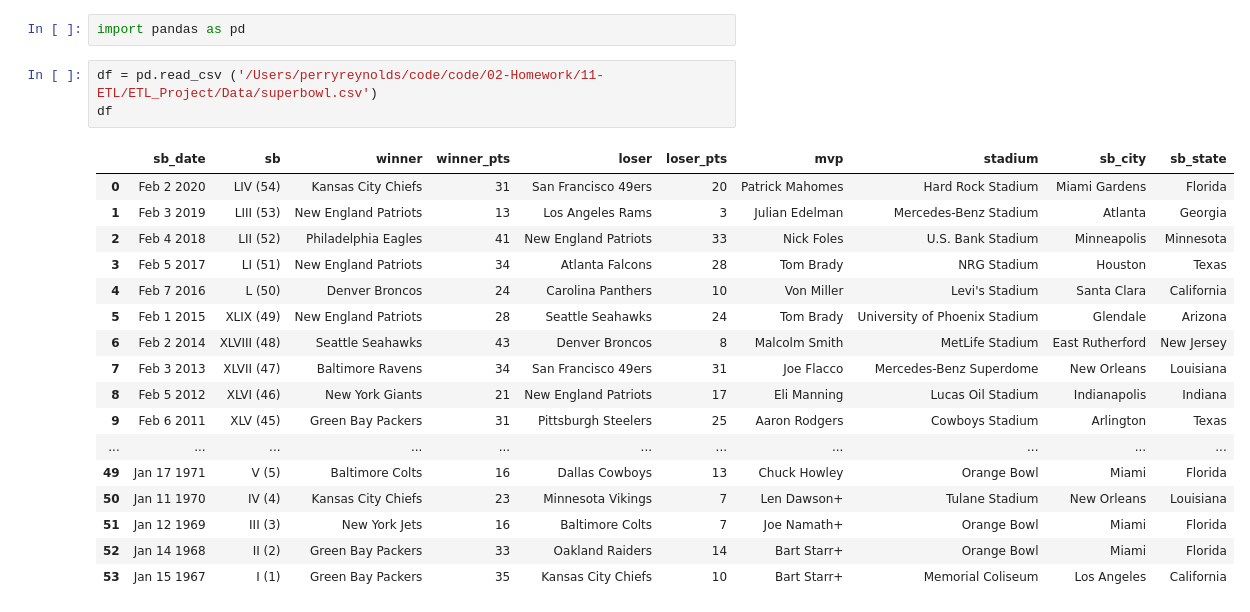
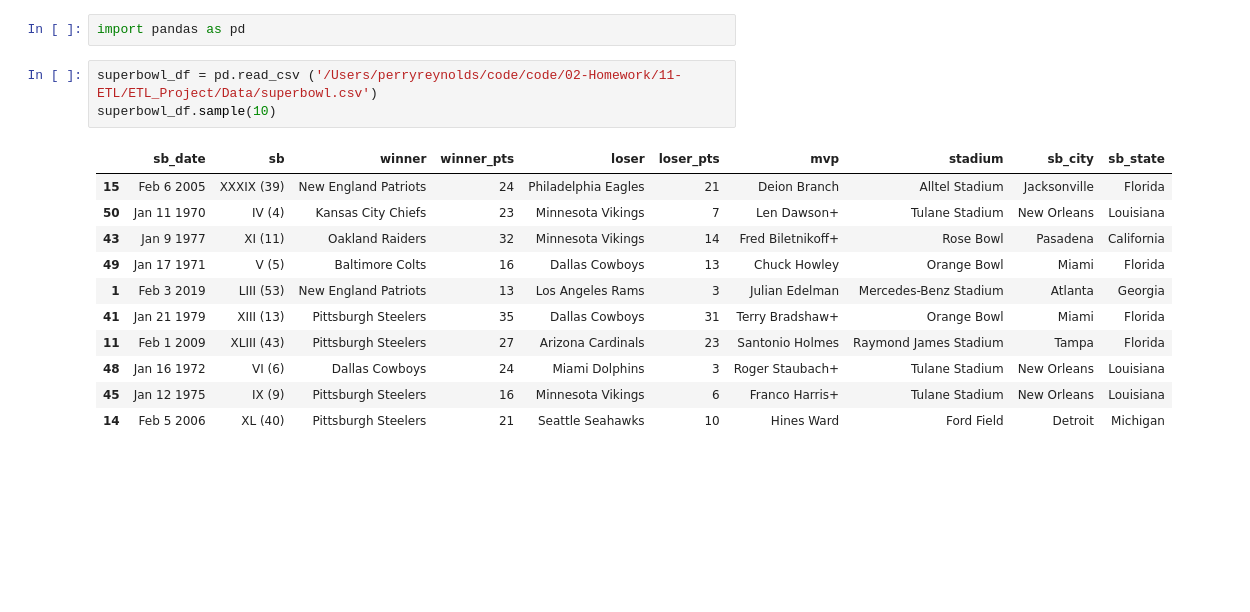
Before and after one commit to reyno255/ETL_Project, a Jupyter notebook: superbowl_pd.ipynb, the cells around one changed output. Drawn from its saved outputs; the diff is of its cells as text; blank space fills up the shorter version.

```diff
--- a/superbowl_pd.ipynb
+++ b/superbowl_pd.ipynb
@@ -1,23 +1,17 @@
 # %%
 import pandas as pd
 # %%
-df = pd.read_csv ('/Users/perryreynolds/code/code/02-Homework/11-ETL/ETL_Project/Data/superbowl.csv')
-df
+superbowl_df = pd.read_csv ('/Users/perryreynolds/code/code/02-Homework/11-ETL/ETL_Project/Data/superbowl.csv')
+superbowl_df.sample(10)
 # %% [output]
 |  | sb_date | sb | winner | winner_pts | loser | loser_pts | mvp | stadium | sb_city | sb_state |
-| 0 | Feb 2 2020 | LIV (54) | Kansas City Chiefs | 31 | San Francisco 49ers | 20 | Patrick Mahomes | Hard Rock Stadium | Miami Gardens | Florida |
+| 15 | Feb 6 2005 | XXXIX (39) | New England Patriots | 24 | Philadelphia Eagles | 21 | Deion Branch | Alltel Stadium | Jacksonville | Florida |
+| 50 | Jan 11 1970 | IV (4) | Kansas City Chiefs | 23 | Minnesota Vikings | 7 | Len Dawson+ | Tulane Stadium | New Orleans | Louisiana |
+| 43 | Jan 9 1977 | XI (11) | Oakland Raiders | 32 | Minnesota Vikings | 14 | Fred Biletnikoff+ | Rose Bowl | Pasadena | California |
+| 49 | Jan 17 1971 | V (5) | Baltimore Colts | 16 | Dallas Cowboys | 13 | Chuck Howley | Orange Bowl | Miami | Florida |
 | 1 | Feb 3 2019 | LIII (53) | New England Patriots | 13 | Los Angeles Rams | 3 | Julian Edelman | Mercedes-Benz Stadium | Atlanta | Georgia |
-| 2 | Feb 4 2018 | LII (52) | Philadelphia Eagles | 41 | New England Patriots | 33 | Nick Foles | U.S. Bank Stadium | Minneapolis | Minnesota |
-| 3 | Feb 5 2017 | LI (51) | New England Patriots | 34 | Atlanta Falcons | 28 | Tom Brady | NRG Stadium | Houston | Texas |
-| 4 | Feb 7 2016 | L (50) | Denver Broncos | 24 | Carolina Panthers | 10 | Von Miller | Levi's Stadium | Santa Clara | California |
-| 5 | Feb 1 2015 | XLIX (49) | New England Patriots | 28 | Seattle Seahawks | 24 | Tom Brady | University of Phoenix Stadium | Glendale | Arizona |
-| 6 | Feb 2 2014 | XLVIII (48) | Seattle Seahawks | 43 | Denver Broncos | 8 | Malcolm Smith | MetLife Stadium | East Rutherford | New Jersey |
-| 7 | Feb 3 2013 | XLVII (47) | Baltimore Ravens | 34 | San Francisco 49ers | 31 | Joe Flacco | Mercedes-Benz Superdome | New Orleans | Louisiana |
-| 8 | Feb 5 2012 | XLVI (46) | New York Giants | 21 | New England Patriots | 17 | Eli Manning | Lucas Oil Stadium | Indianapolis | Indiana |
-| 9 | Feb 6 2011 | XLV (45) | Green Bay Packers | 31 | Pittsburgh Steelers | 25 | Aaron Rodgers | Cowboys Stadium | Arlington | Texas |
-| ... | ... | ... | ... | ... | ... | ... | ... | ... | ... | ... |
-| 49 | Jan 17 1971 | V (5) | Baltimore Colts | 16 | Dallas Cowboys | 13 | Chuck Howley | Orange Bowl | Miami | Florida |
-| 50 | Jan 11 1970 | IV (4) | Kansas City Chiefs | 23 | Minnesota Vikings | 7 | Len Dawson+ | Tulane Stadium | New Orleans | Louisiana |
-| 51 | Jan 12 1969 | III (3) | New York Jets | 16 | Baltimore Colts | 7 | Joe Namath+ | Orange Bowl | Miami | Florida |
-| 52 | Jan 14 1968 | II (2) | Green Bay Packers | 33 | Oakland Raiders | 14 | Bart Starr+ | Orange Bowl | Miami | Florida |
-| 53 | Jan 15 1967 | I (1) | Green Bay Packers | 35 | Kansas City Chiefs | 10 | Bart Starr+ | Memorial Coliseum | Los Angeles | California |
+| 41 | Jan 21 1979 | XIII (13) | Pittsburgh Steelers | 35 | Dallas Cowboys | 31 | Terry Bradshaw+ | Orange Bowl | Miami | Florida |
+| 11 | Feb 1 2009 | XLIII (43) | Pittsburgh Steelers | 27 | Arizona Cardinals | 23 | Santonio Holmes | Raymond James Stadium | Tampa | Florida |
+| 48 | Jan 16 1972 | VI (6) | Dallas Cowboys | 24 | Miami Dolphins | 3 | Roger Staubach+ | Tulane Stadium | New Orleans | Louisiana |
+| 45 | Jan 12 1975 | IX (9) | Pittsburgh Steelers | 16 | Minnesota Vikings | 6 | Franco Harris+ | Tulane Stadium | New Orleans | Louisiana |
+| 14 | Feb 5 2006 | XL (40) | Pittsburgh Steelers | 21 | Seattle Seahawks | 10 | Hines Ward | Ford Field | Detroit | Michigan |
```
Also changed, not shown: parts of 6 cells of this notebook, 1 other file.
